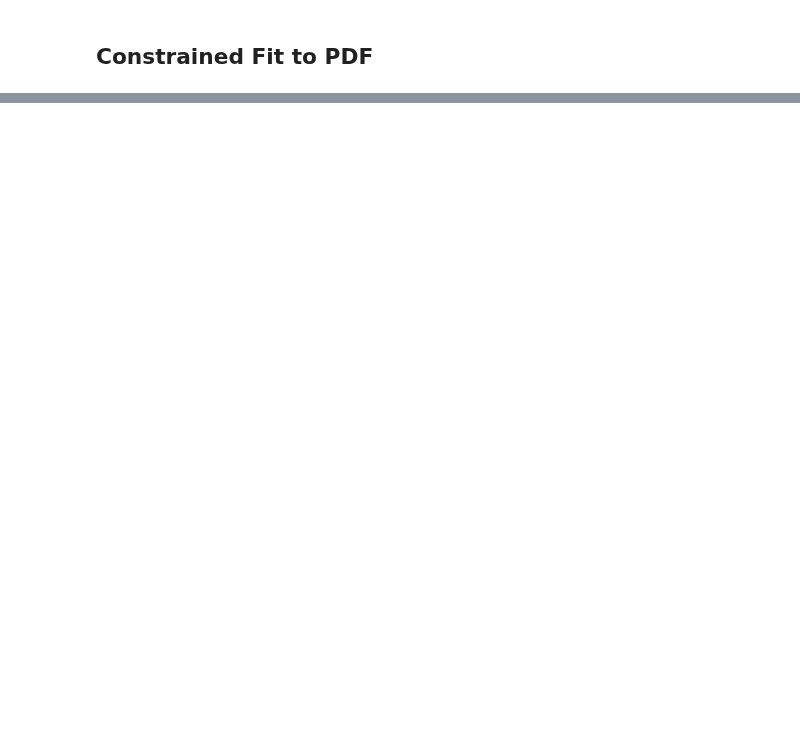
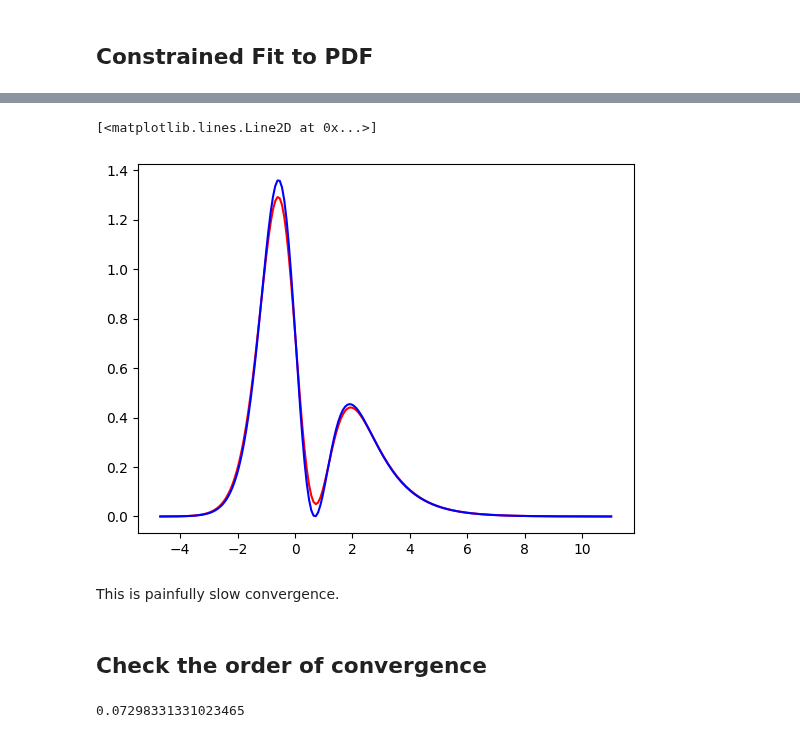
Before and after one commit to DesignToolInvestor/ManetSim, a Jupyter notebook: CdfFit/Note Books/sech_frank.ipynb, the cells around one changed output, grey strips where cells are left out. Saved outputs shown, nothing was run; the diff lists cells and outputs as text; code cells hidden in the pictures; blank space fills up the shorter version.

```diff
--- a/CdfFit/Note Books/sech_frank.ipynb
+++ b/CdfFit/Note Books/sech_frank.ipynb
@@ -106,0 +104,14 @@ plot.plot(zGrid, pdf, c='blue')
+# %%
+zGrid = Grid1(*zRange, nPlot)
+est = Interp1(approx1k, zGrid)
+
+plot.plot(zGrid,est, c='red')
+
+plot.plot(zGrid, pdf, c='blue')
+# %% [output]
+[<matplotlib.lines.Line2D at 0x...>]
+[figure, added]
+# %% [markdown]
+This is painfully slow convergence.
+# %% [markdown]
+## Check the order of convergence
@@ -106,0 +138,4 @@ plot.plot(zGrid, pdf, c='blue')
+# %%
+ErrorZ(approx1k, distZ)
+# %% [output]
+0.07298331331023465
```
Also changed, not shown: parts of 18 cells of this notebook, 11 other files.
